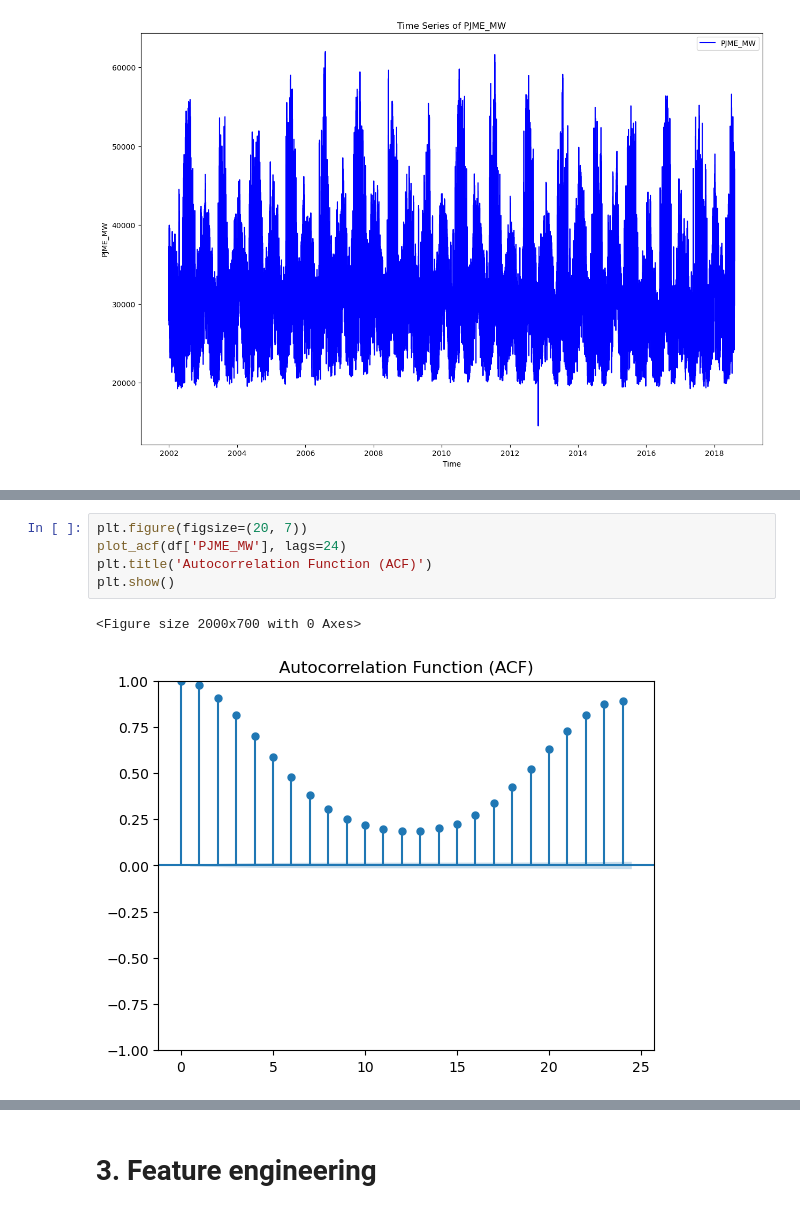
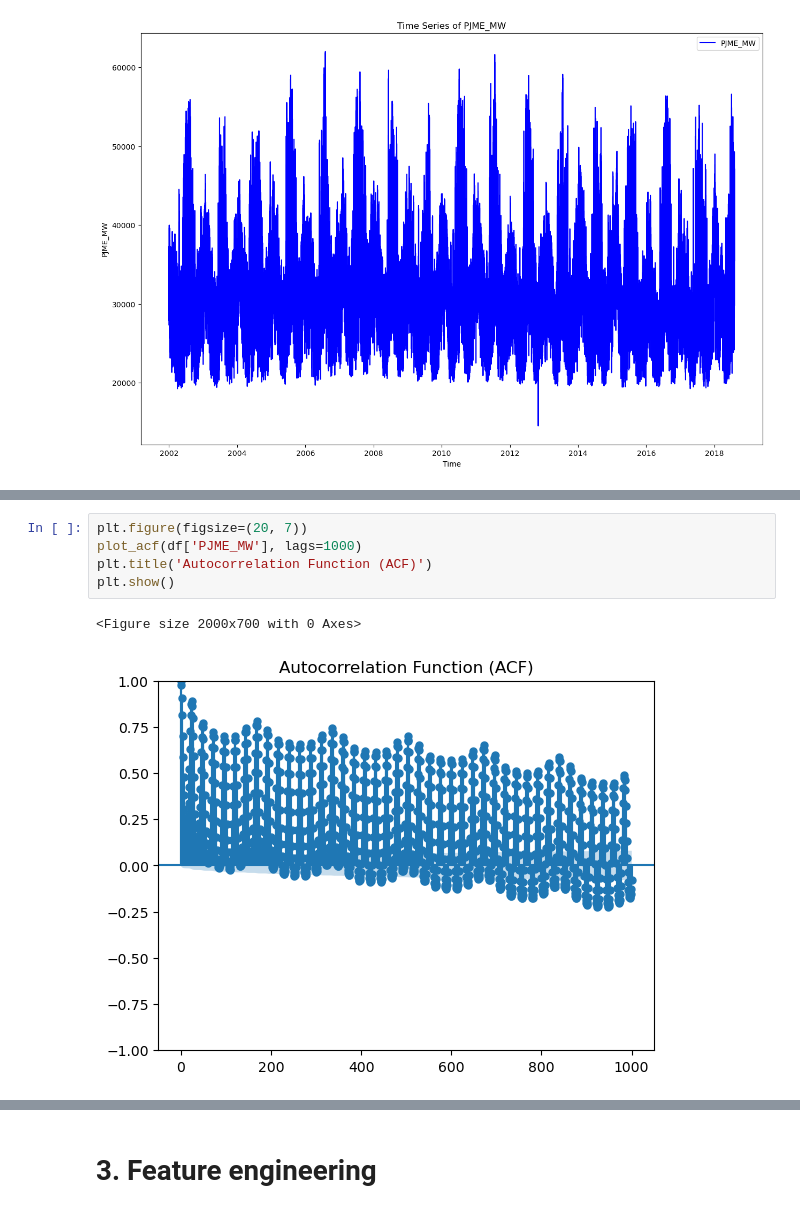
Before and after one commit to peerapat-t/Hourly-energy-consumption-prediction, a Jupyter notebook: Housely energy consumption prediction.ipynb, the cells around one changed output, grey strips where cells are left out. Cells and saved outputs as stored; diff of their text form.

```diff
--- a/Housely energy consumption prediction.ipynb
+++ b/Housely energy consumption prediction.ipynb
@@ -158,8 +151,8 @@ for i in range(1,13,1):
 # %%
 plt.figure(figsize=(20, 7))
-plot_acf(df['PJME_MW'], lags=24)
+plot_acf(df['PJME_MW'], lags=1000)
 plt.title('Autocorrelation Function (ACF)')
 plt.show()
 # %% [output]
 <Figure size 2000x700 with 0 Axes>
-[figure, old version]
+[figure, new version]
```
Also changed, not shown: parts of 28 cells of this notebook.
